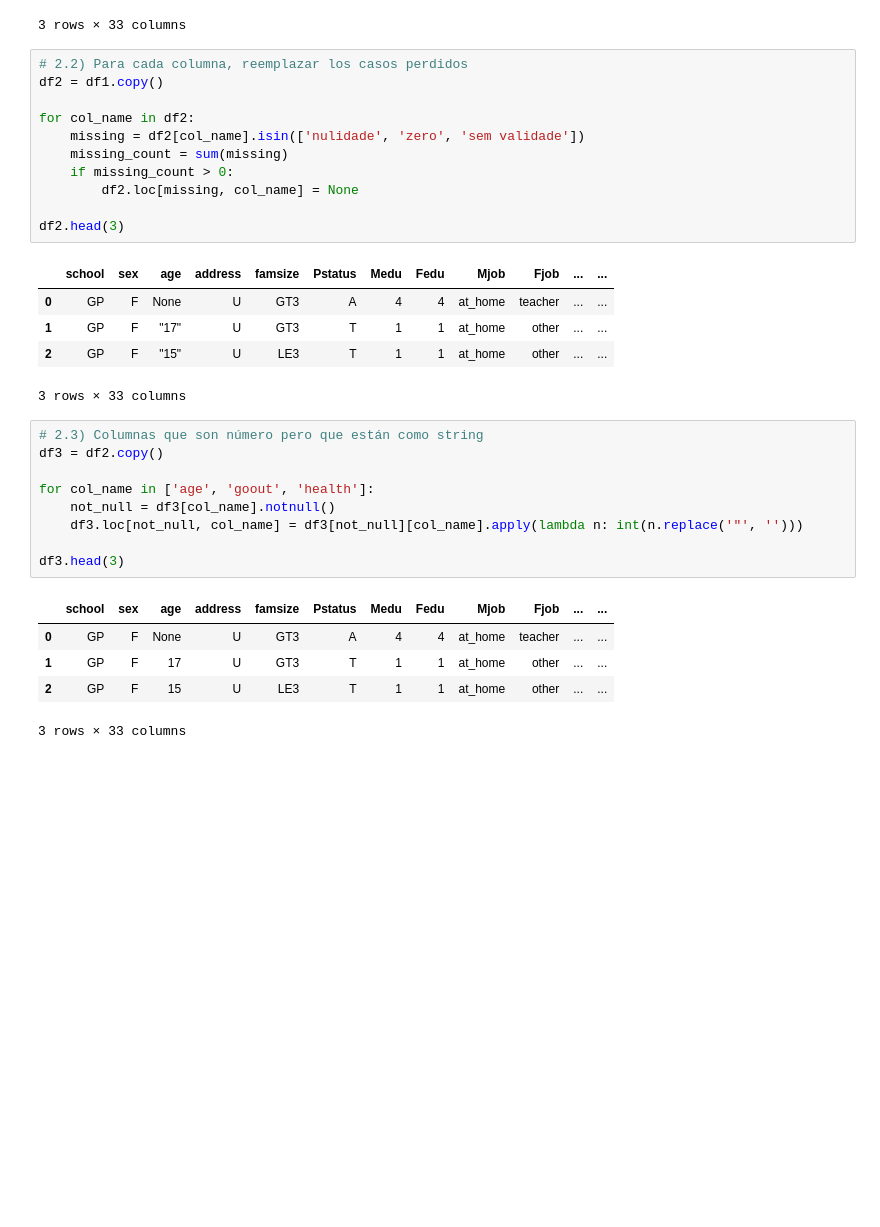
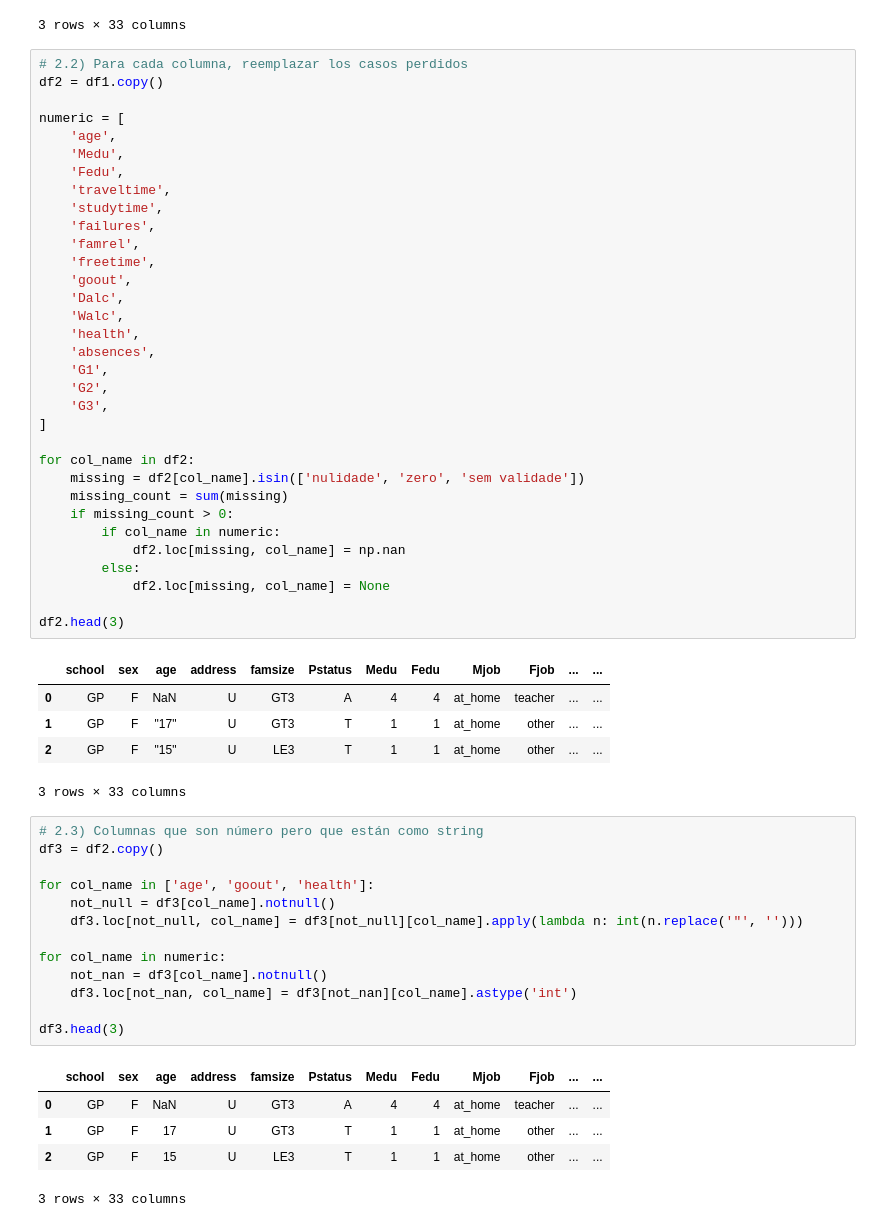
Before and after one commit to muZk/desafio-latam-ds-python, a Jupyter notebook: 02 - Fundamentos Data Science/prueba/Rendimiento escolar.ipynb, the cells around one changed output. Drawn from its saved outputs; the diff is of its cells as text; blank space fills up the shorter version.

```diff
--- a/02 - Fundamentos Data Science/prueba/Rendimiento escolar.ipynb
+++ b/02 - Fundamentos Data Science/prueba/Rendimiento escolar.ipynb
@@ -159,17 +159,39 @@ df1.head(3)
 # %%
 # 2.2) Para cada columna, reemplazar los casos perdidos
 df2 = df1.copy()
+
+numeric = [
+    'age',
+    'Medu',
+    'Fedu',
+    'traveltime',
+    'studytime',
+    'failures',
+    'famrel',
+    'freetime',
+    'goout',
+    'Dalc',
+    'Walc',
+    'health',
+    'absences',
+    'G1',
+    'G2',
+    'G3',
+]
 
 for col_name in df2:
     missing = df2[col_name].isin(['nulidade', 'zero', 'sem validade'])
     missing_count = sum(missing)
     if missing_count > 0:
-        df2.loc[missing, col_name] = None
+        if col_name in numeric:
+            df2.loc[missing, col_name] = np.nan
+        else:
+            df2.loc[missing, col_name] = None
 
 df2.head(3)
 # %% [output]
 |  | school | sex | age | address | famsize | Pstatus | Medu | Fedu | Mjob | Fjob | ... | ... |
-| 0 | GP | F | None | U | GT3 | A | 4 | 4 | at_home | teacher | ... | ... |
+| 0 | GP | F | NaN | U | GT3 | A | 4 | 4 | at_home | teacher | ... | ... |
 | 1 | GP | F | "17" | U | GT3 | T | 1 | 1 | at_home | other | ... | ... |
 | 2 | GP | F | "15" | U | LE3 | T | 1 | 1 | at_home | other | ... | ... |
 3 rows × 33 columns
@@ -181,10 +203,14 @@ for col_name in ['age', 'goout', 'health']:
     not_null = df3[col_name].notnull()
     df3.loc[not_null, col_name] = df3[not_null][col_name].apply(lambda n: int(n.replace('"', '')))
 
+for col_name in numeric:
+    not_nan = df3[col_name].notnull()
+    df3.loc[not_nan, col_name] = df3[not_nan][col_name].astype('int')
+
 df3.head(3)
 # %% [output]
 |  | school | sex | age | address | famsize | Pstatus | Medu | Fedu | Mjob | Fjob | ... | ... |
-| 0 | GP | F | None | U | GT3 | A | 4 | 4 | at_home | teacher | ... | ... |
+| 0 | GP | F | NaN | U | GT3 | A | 4 | 4 | at_home | teacher | ... | ... |
 | 1 | GP | F | 17 | U | GT3 | T | 1 | 1 | at_home | other | ... | ... |
 | 2 | GP | F | 15 | U | LE3 | T | 1 | 1 | at_home | other | ... | ... |
 3 rows × 33 columns
```
Also changed, not shown: parts of 14 cells of this notebook, 1 other file.
